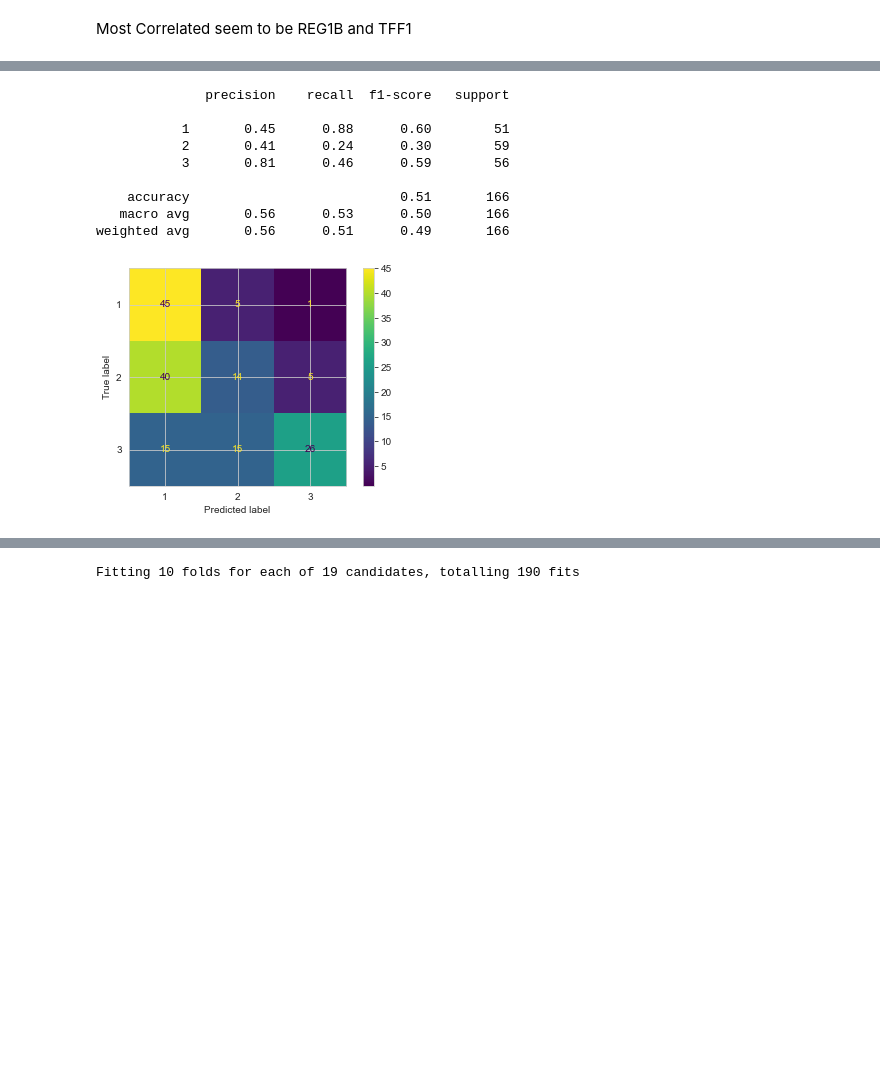
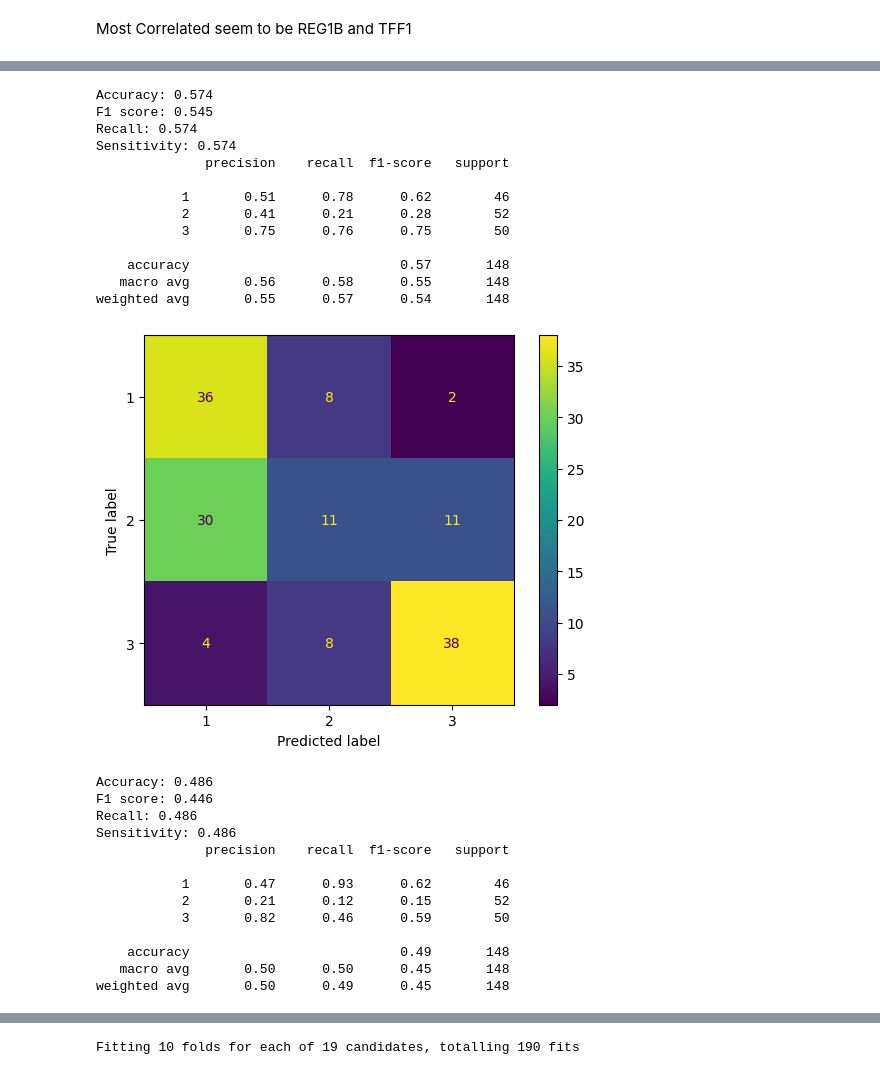
Before and after one commit to crayminor/pancreatic_cancer_pred, a Jupyter notebook: PanreaticCancerClassification.ipynb, the cells around one changed output, grey strips where cells are left out. Saved outputs shown, nothing was run; the diff lists cells and outputs as text; code cells hidden in the pictures; blank space fills up the shorter version.

```diff
--- a/PanreaticCancerClassification.ipynb
+++ b/PanreaticCancerClassification.ipynb
@@ -70,3 +58,0 @@ TypeError: 'int' object is not iterable
-# %%
-df1['plasma_CA19_9'].fillna(int(df['plasma_CA19_9'].mean()), inplace=True)
-df1['REG1A'].fillna(int(df['REG1A'].mean()), inplace=True)
@@ -184,9 +191,24 @@ from sklearn.metrics import confusion_matrix, ConfusionMatrixDisplay
-# %%
-from sklearn.metrics import accuracy_score,classification_report,plot_confusion_matrix
-from sklearn.metrics import confusion_matrix, ConfusionMatrixDisplay
-
-def model_train_test(model):
-    model.fit(X_train_scaled,y_train)
-    y_pred=model.predict(X_test_scaled)
-    print(classification_report(y_test,y_pred))
-    plot_confusion_matrix(model,X_test_scaled,y_test)
+# %%
+from sklearn.metrics import accuracy_score, f1_score, recall_score, confusion_matrix, classification_report
+from sklearn.metrics import ConfusionMatrixDisplay
+
+def model_train_test(model, X_train_scaled, X_test_scaled, y_train, y_test):
+    model.fit(X_train_scaled, y_train)
+    y_pred = model.predict(X_test_scaled)
+
+    accuracy = accuracy_score(y_test, y_pred)
+    f1 = f1_score(y_test, y_pred, average = 'weighted')
+    recall = recall_score(y_test, y_pred, average = 'weighted')
+    sensitivity = recall_score(y_test, y_pred, average = 'weighted', pos_label=1)
+
+    print("Accuracy: {:.3f}".format(accuracy))
+    print("F1 score: {:.3f}".format(f1))
+    print("Recall: {:.3f}".format(recall))
+    print("Sensitivity: {:.3f}".format(sensitivity))
+
+    print(classification_report(y_test, y_pred))
+
+    cm = confusion_matrix(y_test, y_pred)
+    disp = ConfusionMatrixDisplay(confusion_matrix=cm, display_labels=model.classes_)
+    disp.plot()
+    plt.show()
@@ -198,5 +229,5 @@ from sklearn.model_selection import GridSearchCV
 grid={"C":np.logspace(-3,3,7), "penalty":["l1","l2"]}
 logreg=LogisticRegression()
 logreg_cv=GridSearchCV(logreg,grid,cv=10)
-model_train_test(logreg_cv)
+model_train_test(logreg_cv, X_train_scaled, X_test_scaled, y_train, y_test)
 # %% [output]
@@ -232,16 +268,36 @@ ValueError: Solver lbfgs supports only 'l2' or 'none' penalties, got l1 penalty.
 # %%
-#Gaussian Naive Bayes
+#Gaussian Naive Bayes & Bernoulli Naive Bayes - simple classifiers
 from sklearn.naive_bayes import GaussianNB,BernoulliNB
 gnb=GaussianNB()
-model_train_test(gnb)
+bnb=BernoulliNB()
+
+model_train_test(bnb, X_train_scaled, X_test_scaled, y_train, y_test)
+model_train_test(gnb, X_train_scaled, X_test_scaled, y_train, y_test)
 # %% [output]
+Accuracy: 0.574
+F1 score: 0.545
+Recall: 0.574
+Sensitivity: 0.574
               precision    recall  f1-score   support
 
-           1       0.45      0.88      0.60        51
-           2       0.41      0.24      0.30        59
-           3       0.81      0.46      0.59        56
+           1       0.51      0.78      0.62        46
+           2       0.41      0.21      0.28        52
+           3       0.75      0.76      0.75        50
 
-    accuracy                           0.51       166
-   macro avg       0.56      0.53      0.50       166
-weighted avg       0.56      0.51      0.49       166
+    accuracy                           0.57       148
+   macro avg       0.56      0.58      0.55       148
+weighted avg       0.55      0.57      0.54       148
-[figure, old version]
+[figure, new version]
+Accuracy: 0.486
+F1 score: 0.446
+Recall: 0.486
+Sensitivity: 0.486
+              precision    recall  f1-score   support
+
+           1       0.47      0.93      0.62        46
+           2       0.21      0.12      0.15        52
+           3       0.82      0.46      0.59        50
+
+    accuracy                           0.49       148
+   macro avg       0.50      0.50      0.45       148
+weighted avg       0.50      0.49      0.45       148
```
Also changed, not shown: parts of 35 cells of this notebook.
